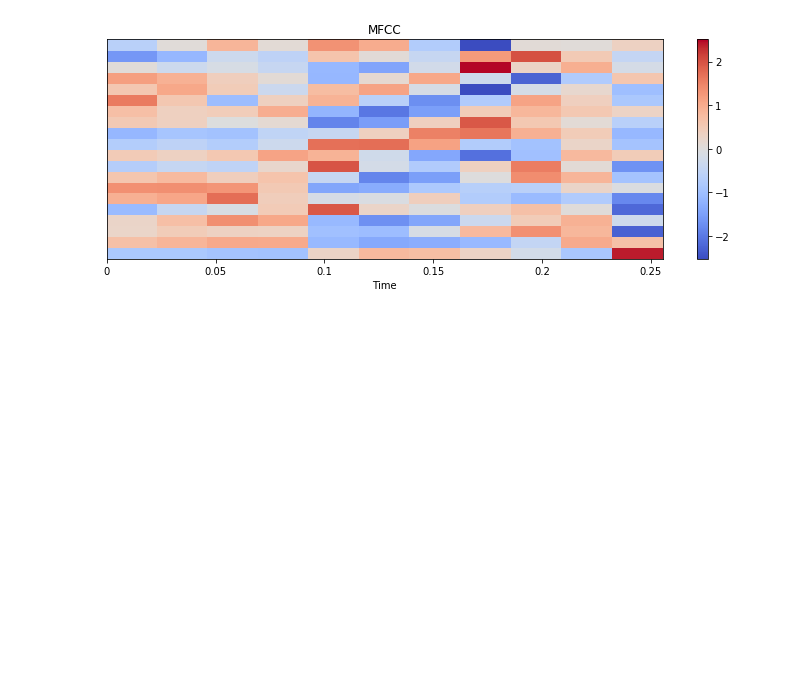
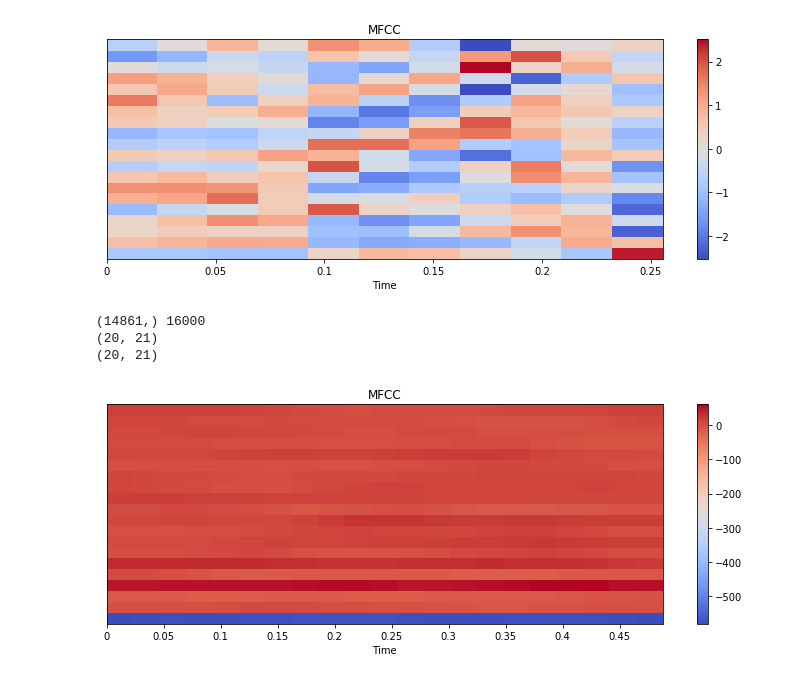
Before and after one commit to breezedeus/DeadSimpleSpeechRecognizer, a Jupyter notebook: DeadSimpleSpeechRecognition.ipynb, the cells around one changed output. Cells and saved outputs as stored; diff of their text form; code cells hidden in the pictures; blank space fills up the shorter version.

```diff
--- a/DeadSimpleSpeechRecognition.ipynb
+++ b/DeadSimpleSpeechRecognition.ipynb
@@ -134,3 +134,20 @@ print_sample(mfccs)
 [1. 1. 1. 1. 1. 1. 1. 1. 1. 1. 1. 1. 1. 1. 1. 1. 1. 1. 1. 1.]
 (20, 11)
 [figure]
+# %%
+audio_fp = './data/bed/004ae714_nohash_1.wav'
+wave, sr = librosa.load(audio_fp, mono=True, sr=None)
+print(wave.shape, sr)
+wave = wave[:1600]
+# n_mfcc: mfcc的特征数量
+# n_fft: 每帧的数量（1帧的数据，经过mfcc后会是一列）
+# hop_length: 后一帧相对于前一帧后移的数量
+# 具体可参考：https://github.com/librosa/librosa/issues/584， https://librosa.github.io/librosa/glossary.html
+mfccs2 = librosa.feature.mfcc(y=wave, sr=sr, n_mfcc=20, n_fft=int(sr/20), hop_length=int(sr/200))
+print(mfccs2.shape)
+print_sample(mfccs2)
+# %% [output]
+(14861,) 16000
+(20, 21)
+(20, 21)
+[figure, added]
```
